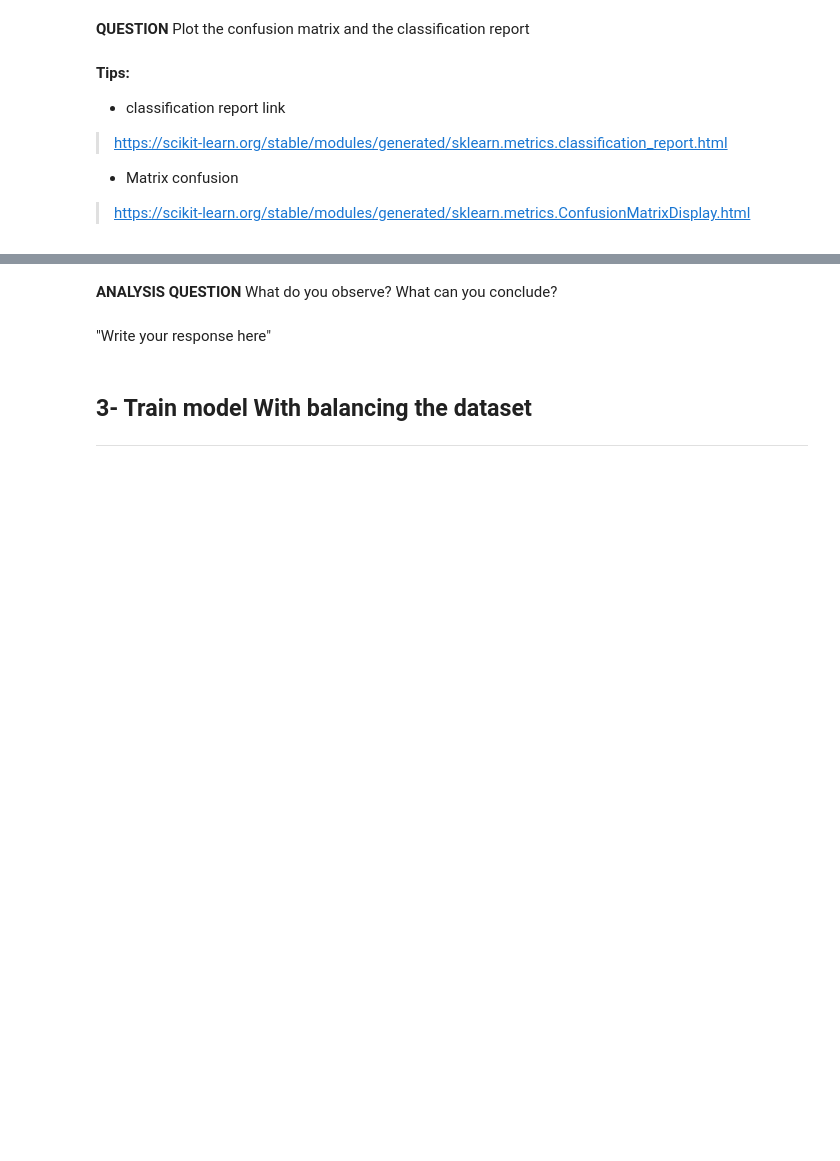
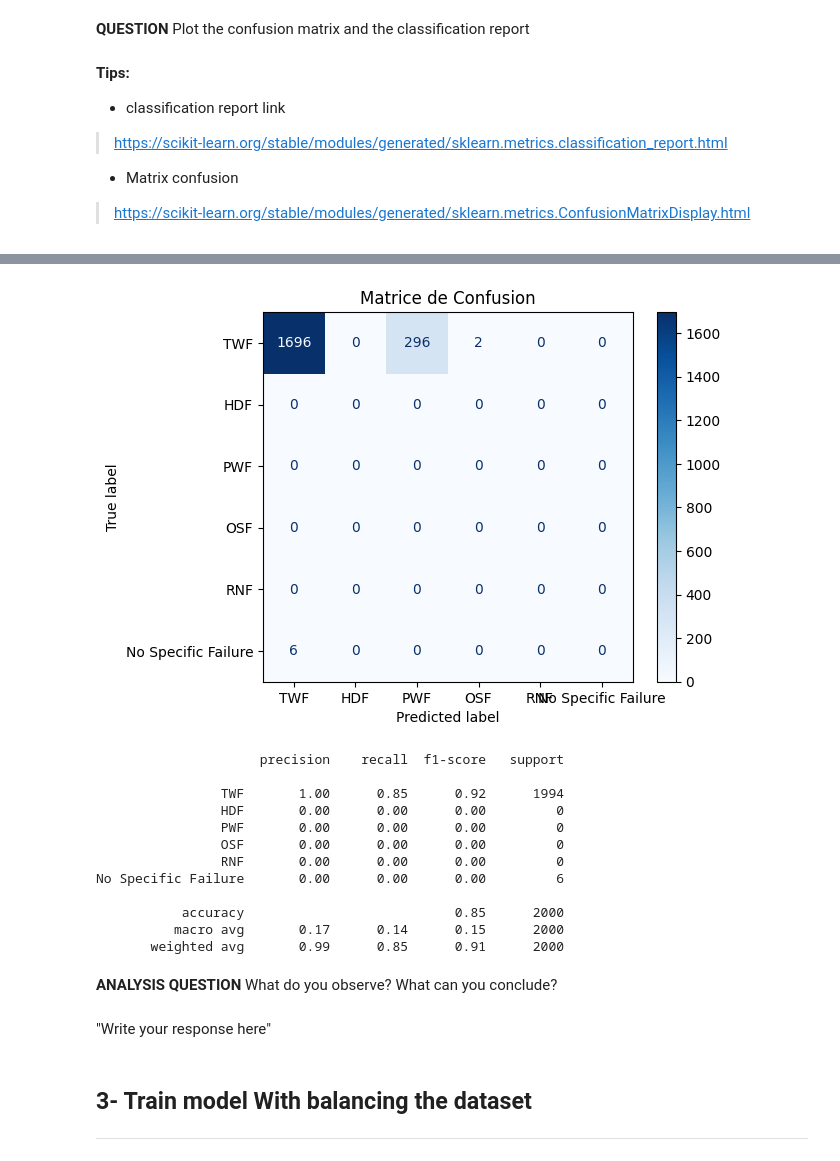
Before and after one commit to ChloeLarroze/STM32_Embedded_AI, a Jupyter notebook: TP_IA_EMBARQUEE.ipynb, the cells around one changed output, grey strips where cells are left out. Saved outputs shown, nothing was run; the diff lists cells and outputs as text; code cells hidden in the pictures; blank space fills up the shorter version.

```diff
--- a/TP_IA_EMBARQUEE.ipynb
+++ b/TP_IA_EMBARQUEE.ipynb
@@ -213,3 +304,30 @@ Y_test shape: (2000, 6)
 *   Matrix confusion
 
 > https://scikit-learn.org/stable/modules/generated/sklearn.metrics.ConfusionMatrixDisplay.html
+# %%
+import numpy as np
+import matplotlib.pyplot as plt
+from sklearn.metrics import confusion_matrix, ConfusionMatrixDisplay, classification_report
+
+# 1. Prédictions sur l'ensemble de test (les sorties sont des probabilités pour chaque classe)
+y_pred = model.predict(X_test)
+
+# 2. Conversion des prédictions en indices d'étiquettes
+y_pred_int = np.argmax(y_pred, axis=1)
+
+# 3. Conversion des étiquettes réelles (one-hot) en indices entiers
+Y_test_int = np.argmax(Y_test, axis=1)
+
+# 4. Définir les noms des classes dans l'ordre utilisé lors de l'encodage one-hot
+output_labels = ['TWF', 'HDF', 'PWF', 'OSF', 'RNF', 'No Specific Failure']
+
+# Calcul de la matrice de confusion
+cm = confusion_matrix(Y_test_int, y_pred_int, labels=np.arange(len(output_labels)))
+disp = ConfusionMatrixDisplay(confusion_matrix=cm, display_labels=output_labels)
+disp.plot(cmap=plt.cm.Blues)
+plt.title("Matrice de Confusion")
+plt.show()
+
+# Affichage du rapport de classification
+print(classification_report(Y_test_int, y_pred_int, target_names=output_labels, labels=np.arange(6)))
+# %% [output]
@@ -216,3 +335,16 @@ Y_test shape: (2000, 6)
+[figure, added]
+                     precision    recall  f1-score   support
+
+                TWF       1.00      0.85      0.92      1994
+                HDF       0.00      0.00      0.00         0
+                PWF       0.00      0.00      0.00         0
+                OSF       0.00      0.00      0.00         0
+                RNF       0.00      0.00      0.00         0
+No Specific Failure       0.00      0.00      0.00         6
+
+           accuracy                           0.85      2000
+          macro avg       0.17      0.14      0.15      2000
+       weighted avg       0.99      0.85      0.91      2000
 # %% [markdown]
 **ANALYSIS QUESTION** What do you observe? What can you conclude?
 # %% [markdown]
```
Also changed, not shown: parts of 6 cells of this notebook.
